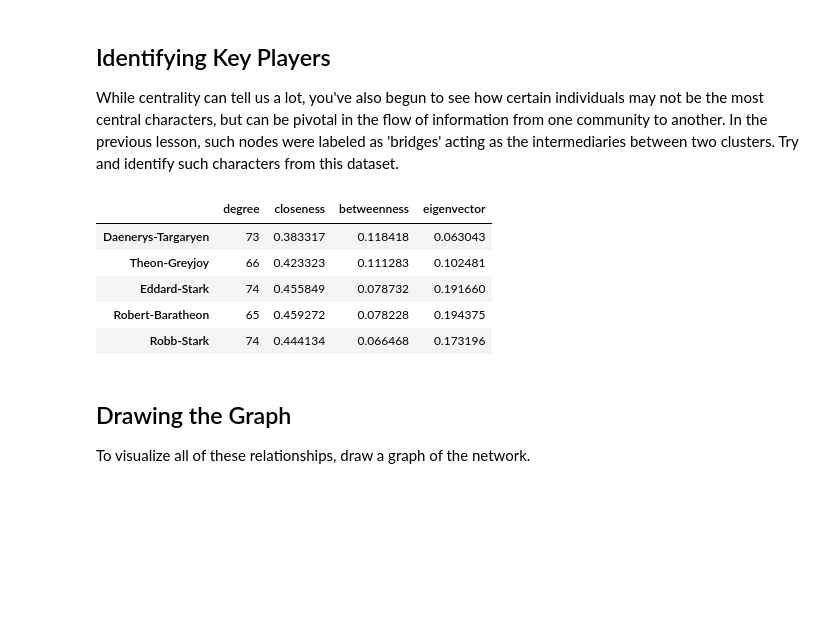
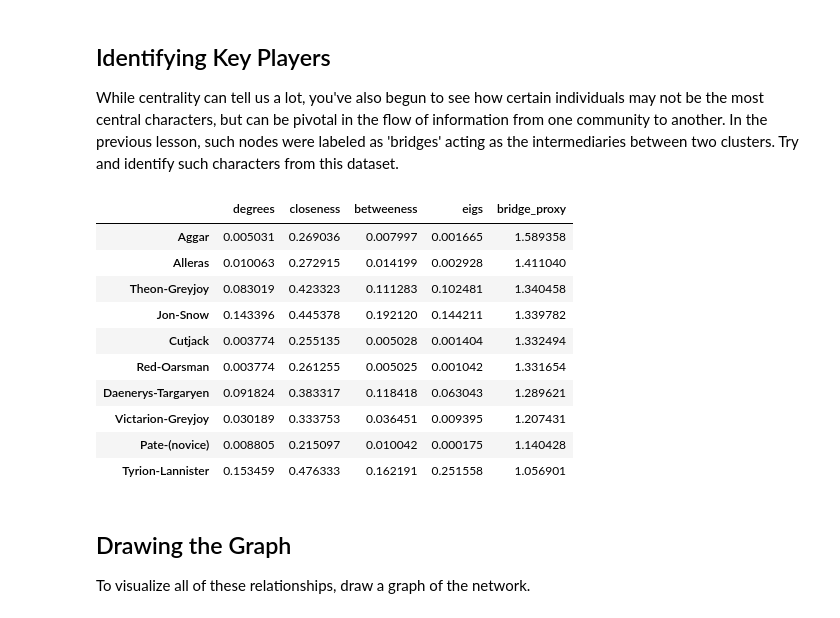
Before and after one commit to menach123/dsc-node-centrality-lab-online-ds-ft-090919, a Jupyter notebook: index.ipynb, the cells around one changed output. Drawn from its saved outputs; the diff is of its cells as text; code cells hidden in the pictures; blank space fills up the shorter version.

```diff
--- a/index.ipynb
+++ b/index.ipynb
@@ -126,15 +127,22 @@ character_df.head()
 ## Identifying Key Players
 
 While centrality can tell us a lot, you've also begun to see how certain individuals may not be the most central characters, but can be pivotal in the flow of information from one community to another. In the previous lesson, such nodes were labeled as 'bridges' acting as the intermediaries between two clusters. Try and identify such characters from this dataset.
-# %%
-character_df.loc[(character_df.degree < character_df.degree.quantile(.99))].sort_values('betweenness', ascending=False).iloc[:5]
-# %% [output]
-|  | degree | closeness | betweenness | eigenvector |
-| Daenerys-Targaryen | 73 | 0.383317 | 0.118418 | 0.063043 |
-| Theon-Greyjoy | 66 | 0.423323 | 0.111283 | 0.102481 |
-| Eddard-Stark | 74 | 0.455849 | 0.078732 | 0.191660 |
-| Robert-Baratheon | 65 | 0.459272 | 0.078228 | 0.194375 |
-| Robb-Stark | 74 | 0.444134 | 0.066468 | 0.173196 |
+# %%
+centrality['bridge_proxy'] = centrality['betweeness'] / centrality.degrees
+centrality = centrality.sort_values(by='bridge_proxy', ascending=False)
+centrality.head(10)
+# %% [output]
+|  | degrees | closeness | betweeness | eigs | bridge_proxy |
+| Aggar | 0.005031 | 0.269036 | 0.007997 | 0.001665 | 1.589358 |
+| Alleras | 0.010063 | 0.272915 | 0.014199 | 0.002928 | 1.411040 |
+| Theon-Greyjoy | 0.083019 | 0.423323 | 0.111283 | 0.102481 | 1.340458 |
+| Jon-Snow | 0.143396 | 0.445378 | 0.192120 | 0.144211 | 1.339782 |
+| Cutjack | 0.003774 | 0.255135 | 0.005028 | 0.001404 | 1.332494 |
+| Red-Oarsman | 0.003774 | 0.261255 | 0.005025 | 0.001042 | 1.331654 |
+| Daenerys-Targaryen | 0.091824 | 0.383317 | 0.118418 | 0.063043 | 1.289621 |
+| Victarion-Greyjoy | 0.030189 | 0.333753 | 0.036451 | 0.009395 | 1.207431 |
+| Pate-(novice) | 0.008805 | 0.215097 | 0.010042 | 0.000175 | 1.140428 |
+| Tyrion-Lannister | 0.153459 | 0.476333 | 0.162191 | 0.251558 | 1.056901 |
 # %% [markdown]
 ## Drawing the Graph
 
```
Also changed, not shown: parts of 6 cells of this notebook, 3 other files.
